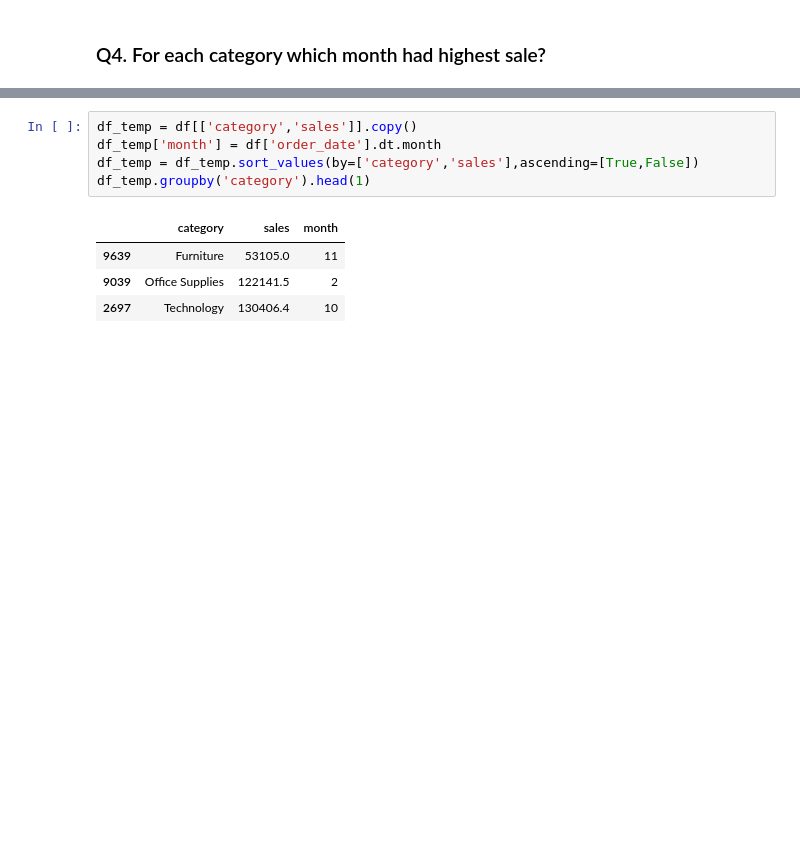
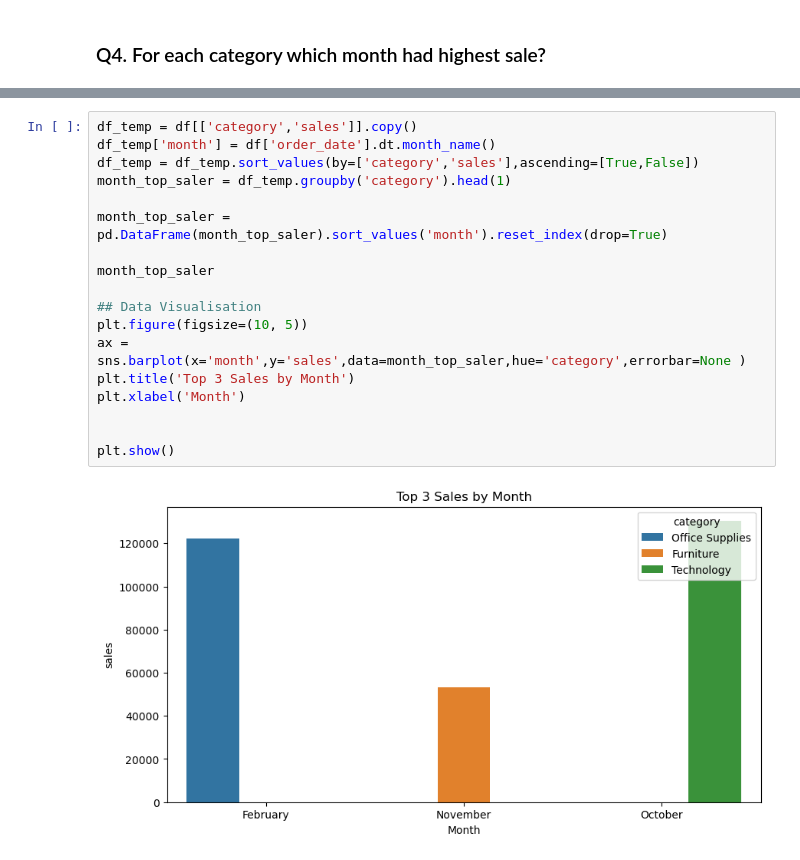
Before and after one commit to princ2002/Sales_insights_using_python, a Jupyter notebook: Sales Insights.ipynb, the cells around one changed output, grey strips where cells are left out. Cells and saved outputs as stored; diff of their text form; blank space fills up the shorter version.

```diff
--- a/Sales Insights.ipynb
+++ b/Sales Insights.ipynb
@@ -288,10 +294,20 @@ Index(['order_id', 'order_date', 'ship_mode', 'segment', 'country', 'city',
 # %%
 df_temp = df[['category','sales']].copy()
-df_temp['month'] = df['order_date'].dt.month
+df_temp['month'] = df['order_date'].dt.month_name()
 df_temp = df_temp.sort_values(by=['category','sales'],ascending=[True,False])
-df_temp.groupby('category').head(1)
+month_top_saler = df_temp.groupby('category').head(1)
+
+month_top_saler = pd.DataFrame(month_top_saler).sort_values('month').reset_index(drop=True)
+
+month_top_saler
+
+## Data Visualisation
+plt.figure(figsize=(10, 5))
+ax = sns.barplot(x='month',y='sales',data=month_top_saler,hue='category',errorbar=None )
+plt.title('Top 3 Sales by Month')
+plt.xlabel('Month')
+
+
+plt.show()
 # %% [output]
-|  | category | sales | month |
-| 9639 | Furniture | 53105.0 | 11 |
-| 9039 | Office Supplies | 122141.5 | 2 |
-| 2697 | Technology | 130406.4 | 10 |
+[figure, added]
```
Also changed, not shown: parts of 5 cells of this notebook.
